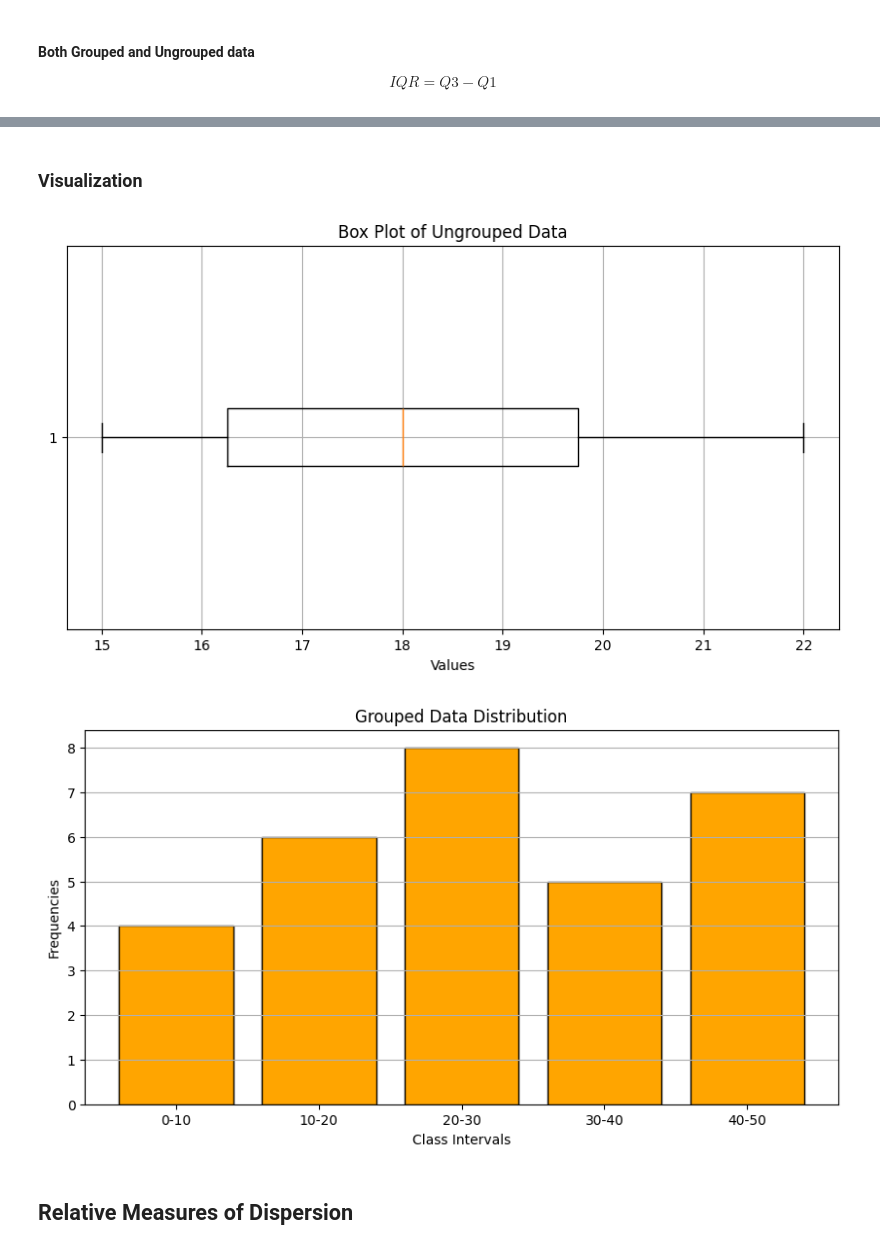
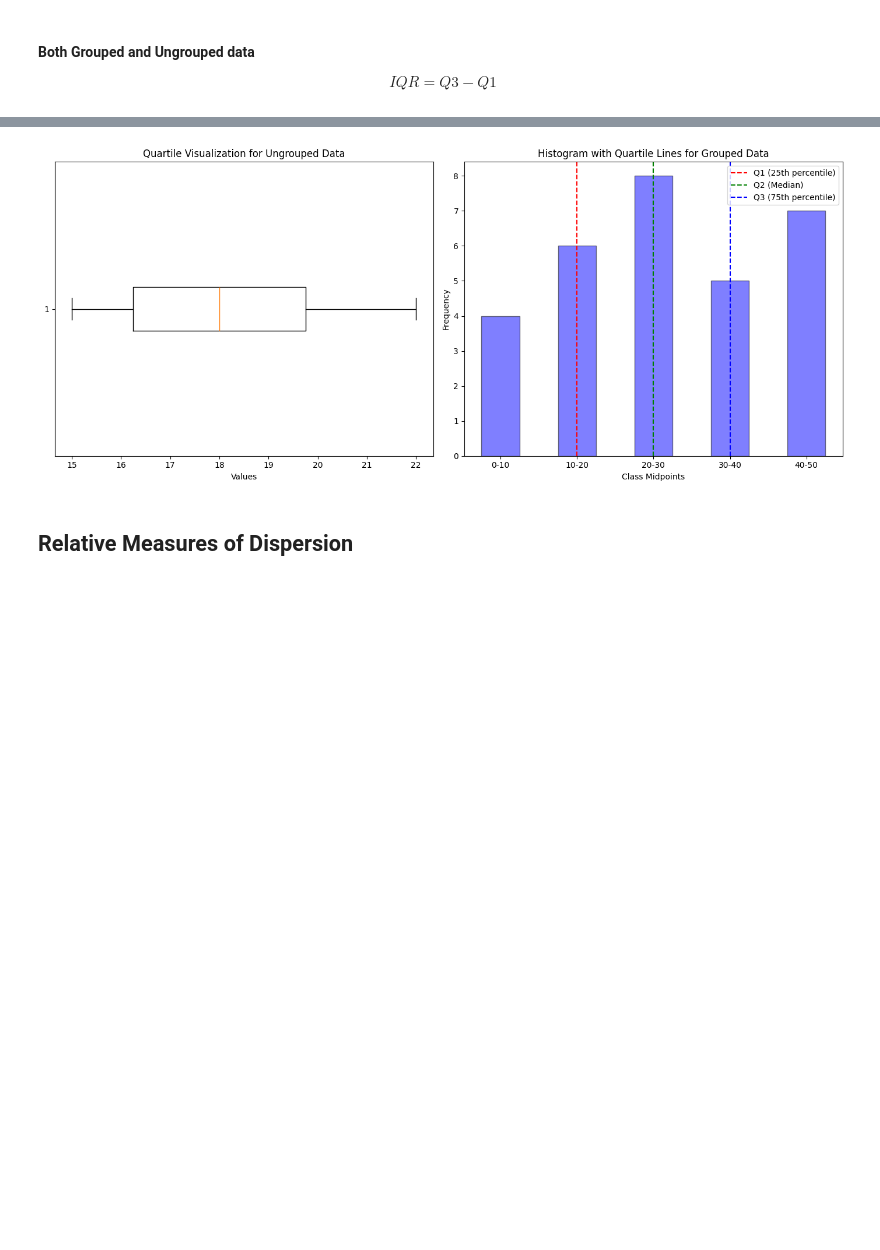
Before and after one commit to imranhasan22/handbook_imran, a Jupyter notebook: ai/Statistics.ipynb, the cells around one changed output, grey strips where cells are left out. Cells and saved outputs as stored; diff of their text form; code cells hidden in the pictures; blank space fills up the shorter version.

```diff
--- a/ai/Statistics.ipynb
+++ b/ai/Statistics.ipynb
@@ -1196,24 +1196,27 @@ IQR (Ungrouped Data): 23.166666666666664
-# %% [markdown]
-### Visualization
 # %%
-# Visualization for ungrouped data
-plt.figure(figsize=(10, 5))
-plt.boxplot(data, vert=False)
-plt.title('Box Plot of Ungrouped Data')
-plt.xlabel('Values')
-plt.grid(True)
+# Visualization
+fig, axs = plt.subplots(1, 2, figsize=(14, 6))
+
+# Visualization for ungrouped data (Box Plot)
+axs[0].boxplot(data, vert=False)
+axs[0].set_title("Quartile Visualization for Ungrouped Data")
+axs[0].set_xlabel("Values")
+
+# Visualization for grouped data (Bar Plot)
+axs[1].bar(df['Midpoint'], df['Frequency'], width=5, alpha=0.5, color='blue', edgecolor='black')
+axs[1].axvline(Q1, color='r', linestyle='--', label='Q1 (25th percentile)')
+axs[1].axvline(Q2, color='g', linestyle='--', label='Q2 (Median)')
+axs[1].axvline(Q3, color='b', linestyle='--', label='Q3 (75th percentile)')
+axs[1].set_title('Histogram with Quartile Lines for Grouped Data')
+axs[1].set_xlabel('Class Midpoints')
+axs[1].set_ylabel('Frequency')
+axs[1].set_xticks(midpoints, interval_labels)
+axs[1].legend()
+
+plt.tight_layout()
 plt.show()
-# Visualizatoin for grouped data - IT'S HAVE PROBLEM, SOLVE IT THEN MERGE TWO FIGURE
-plt.figure(figsize=(10, 5))
-plt.bar([f"{interval[0]}-{interval[1]}" for interval in class_intervals], frequencies, color='orange', edgecolor='black')
-plt.title('Grouped Data Distribution')
-plt.xlabel('Class Intervals')
-plt.ylabel('Frequencies')
-plt.grid(axis='y')
-plt.show()
 # %% [output]
-[figure, old version]
+[figure, new version]
-[figure, removed]
 # %% [markdown]
 ## Relative Measures of Dispersion
 # %% [markdown]
```
Also changed, not shown: parts of 8 cells of this notebook.
